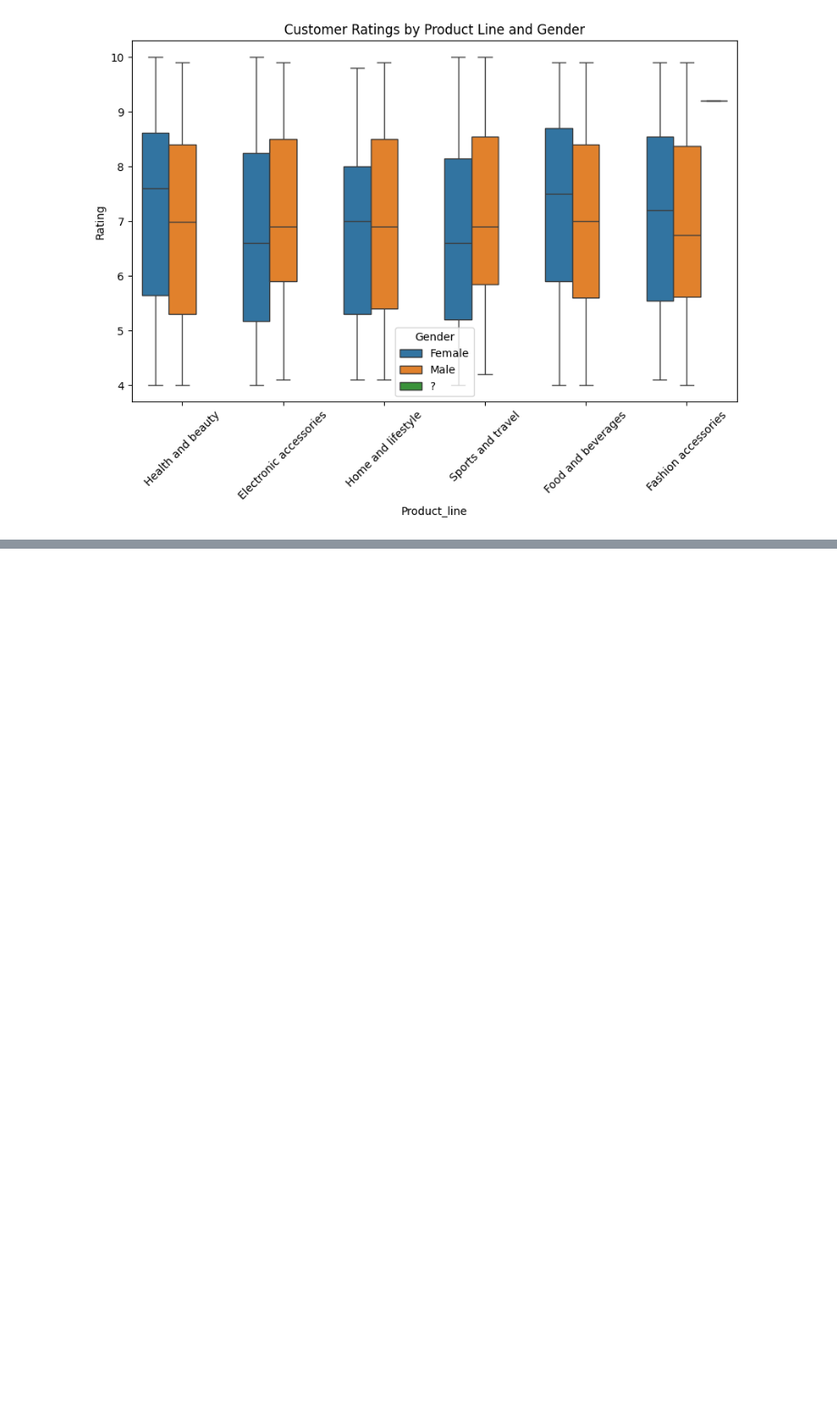
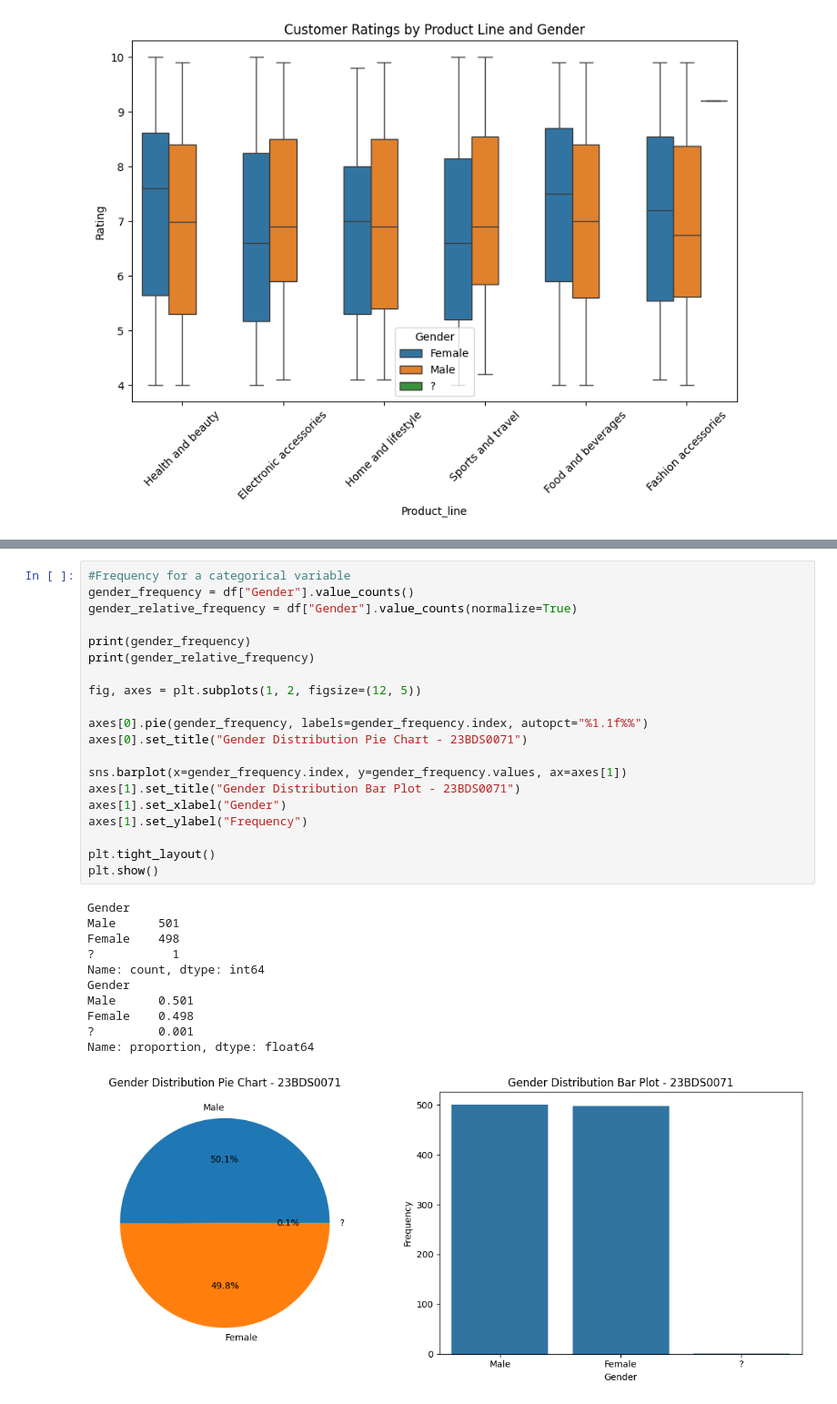
Before and after one commit to aryaman2603/AryamanGhaisas, a Jupyter notebook: EDA_CourseProject.ipynb, the cells around one changed output, grey strips where cells are left out. Shown at 91% size. Saved outputs shown, nothing was run; the diff lists cells and outputs as text; blank space fills up the shorter version.

```diff
--- a/EDA_CourseProject.ipynb
+++ b/EDA_CourseProject.ipynb
@@ -292,0 +330,32 @@ plt.show()
+# %%
+#Frequency for a categorical variable
+gender_frequency = df["Gender"].value_counts()
+gender_relative_frequency = df["Gender"].value_counts(normalize=True)
+
+print(gender_frequency)
+print(gender_relative_frequency)
+
+fig, axes = plt.subplots(1, 2, figsize=(12, 5))
+
+axes[0].pie(gender_frequency, labels=gender_frequency.index, autopct="%1.1f%%")
+axes[0].set_title("Gender Distribution Pie Chart - 23BDS0071")
+
+sns.barplot(x=gender_frequency.index, y=gender_frequency.values, ax=axes[1])
+axes[1].set_title("Gender Distribution Bar Plot - 23BDS0071")
+axes[1].set_xlabel("Gender")
+axes[1].set_ylabel("Frequency")
+
+plt.tight_layout()
+plt.show()
+# %% [output]
+Gender
+Male      501
+Female    498
+?           1
+Name: count, dtype: int64
+Gender
+Male      0.501
+Female    0.498
+?         0.001
+Name: proportion, dtype: float64
+[figure, added]
```
Also changed, not shown: parts of 23 cells of this notebook.
